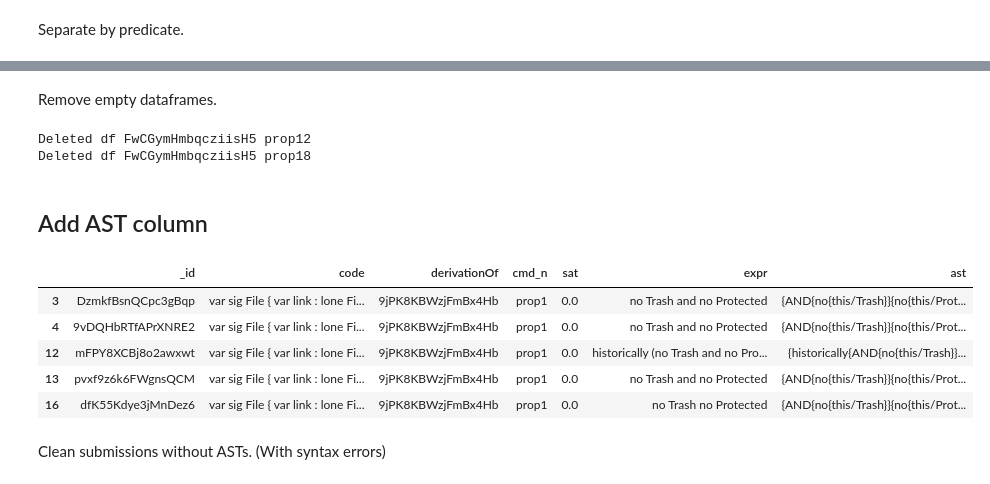
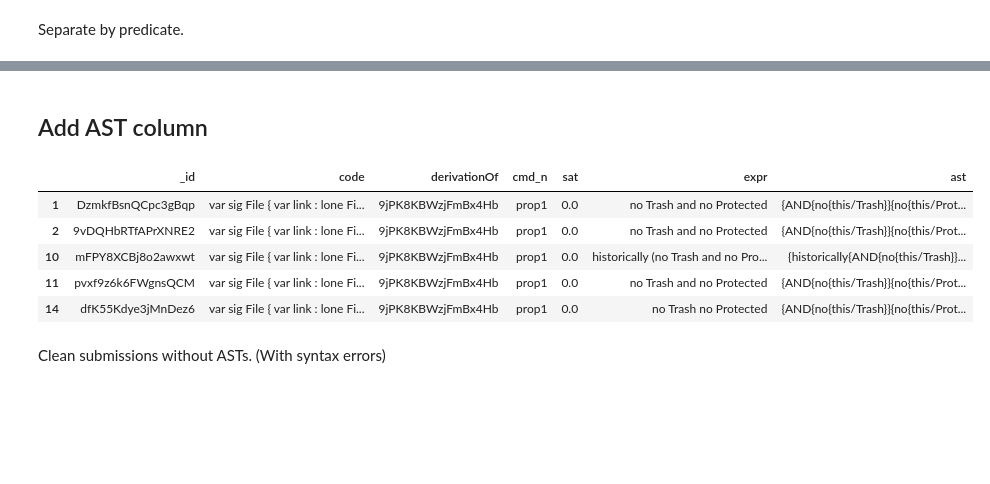
Before and after one commit to anaines14/HiGenA, a Jupyter notebook: data_preparation/notebook.ipynb, the cells around one changed output, grey strips where cells are left out. Drawn from its saved outputs; the diff is of its cells as text; code cells hidden in the pictures; blank space fills up the shorter version.

Commit message:
🐛 (Fix): bug adding challenge to dataset before

```diff
--- a/data_preparation/notebook.ipynb
+++ b/data_preparation/notebook.ipynb
@@ -582,31 +612,3 @@ zRAn69AocpkmxXZnW ['inv1', 'inv2', 'inv3', 'inv4', 'inv5', 'inv6', 'inv7', 'inv8
-# %% [markdown]
-Remove empty dataframes.
-# %%
-def deleteEmptyDfs(allDfs):
-    # Delete empty dataframes
-    # allDfs: dictionary of dataframes for each challenge and each predicate: dict[challenge][predicate]
-    # return: dictionary of dataframes for each challenge and each predicate: dict[challenge][predicate]
-
-    keysToDelete = [] # List of keys to delete
-
-    # Iterate over the challenges
-    for challenge, cmdDf in allDfs.items():
-        for pred, df in cmdDf.items():
-            if df.empty:
-                keysToDelete.append((challenge, pred))
-
-
-    # Delete the empty dataframes
-    for (chal, pred) in keysToDelete:
-        allDfs[chal].pop(pred)
-        print("Deleted df", chal, pred)
-
-    return allDfs
-
-allDfs = deleteEmptyDfs(allDfs)
-# %% [output]
-Deleted df FwCGymHmbqcziisH5 prop12
-Deleted df FwCGymHmbqcziisH5 prop18
 # %% [markdown]
 ## Add AST column
 # %%
@@ -632,6 +634,11 @@ def parseExpr(id, expr, fullCode, predID, parsedChallenge, challenge):
     # predID: id of the predicate
     # challenge: id of the challenge
     # return: parsed expression
+
+    # Handle empty submissions (challenge code)
+    if expr == "EMPTY":
+        expr = ""
+
     parsed = None
     failed = False
     try:
@@ -644,38 +651,38 @@ def parseExpr(id, expr, fullCode, predID, parsedChallenge, challenge):
     if failed:
         # Try to parse the full code
         try:
             parsed = str(ASTParser.parse(fullCode, predID))
         except SyntaxError as e:
             logError(id, challenge, e, expr)
         except TypeError as e:
             logError(id, challenge, e, expr)
 
     return parsed
 
 def addASTsColumns(allDfs, parseChallenges):
     # Add the ASTs columns
     # allDfs: dictionary of dataframes for each challenge and each predicate
     # parseChallenges: dictionary of parsed challenges
     # return: dictionary of dataframes for each challenge and each predicate with the ASTs columns
 
     # Iterate over the challenges
     for challenge, cmdDfs in allDfs.items():
         # Iterate over the submission for each command
         for cmd, df in cmdDfs.items():
             df["ast"] = df[["_id", "expr", "code", "cmd_n"]].apply(lambda x: parseExpr(x["_id"], x["expr"], x["code"], x["cmd_n"], parseChallenges[challenge], challenge), axis=1)
 
 # Add the ASTs columns
 addASTsColumns(allDfs, parsedChallenges)
 
 # Check
 allDfs["9jPK8KBWzjFmBx4Hb"]["prop1"].head()
 # %% [output]
 |  | _id | code | derivationOf | cmd_n | sat | expr | ast |
-| 3 | DzmkfBsnQCpc3gBqp | var sig File { var link : lone Fi... | 9jPK8KBWzjFmBx4Hb | prop1 | 0.0 | no Trash and no Protected | {AND{no{this/Trash}}{no{this/Prot... |
-| 4 | 9vDQHbRTfAPrXNRE2 | var sig File { var link : lone Fi... | 9jPK8KBWzjFmBx4Hb | prop1 | 0.0 | no Trash and no Protected | {AND{no{this/Trash}}{no{this/Prot... |
-| 12 | mFPY8XCBj8o2awxwt | var sig File { var link : lone Fi... | 9jPK8KBWzjFmBx4Hb | prop1 | 0.0 | historically (no Trash and no Pro... | {historically{AND{no{this/Trash}}... |
-| 13 | pvxf9z6k6FWgnsQCM | var sig File { var link : lone Fi... | 9jPK8KBWzjFmBx4Hb | prop1 | 0.0 | no Trash and no Protected | {AND{no{this/Trash}}{no{this/Prot... |
-| 16 | dfK55Kdye3jMnDez6 | var sig File { var link : lone Fi... | 9jPK8KBWzjFmBx4Hb | prop1 | 0.0 | no Trash no Protected | {AND{no{this/Trash}}{no{this/Prot... |
+| 1 | DzmkfBsnQCpc3gBqp | var sig File { var link : lone Fi... | 9jPK8KBWzjFmBx4Hb | prop1 | 0.0 | no Trash and no Protected | {AND{no{this/Trash}}{no{this/Prot... |
+| 2 | 9vDQHbRTfAPrXNRE2 | var sig File { var link : lone Fi... | 9jPK8KBWzjFmBx4Hb | prop1 | 0.0 | no Trash and no Protected | {AND{no{this/Trash}}{no{this/Prot... |
+| 10 | mFPY8XCBj8o2awxwt | var sig File { var link : lone Fi... | 9jPK8KBWzjFmBx4Hb | prop1 | 0.0 | historically (no Trash and no Pro... | {historically{AND{no{this/Trash}}... |
+| 11 | pvxf9z6k6FWgnsQCM | var sig File { var link : lone Fi... | 9jPK8KBWzjFmBx4Hb | prop1 | 0.0 | no Trash and no Protected | {AND{no{this/Trash}}{no{this/Prot... |
+| 14 | dfK55Kdye3jMnDez6 | var sig File { var link : lone Fi... | 9jPK8KBWzjFmBx4Hb | prop1 | 0.0 | no Trash no Protected | {AND{no{this/Trash}}{no{this/Prot... |
 # %% [markdown]
 Clean submissions without ASTs. (With syntax errors)
 # %%
```
Also changed, not shown: parts of 11 cells of this notebook.
